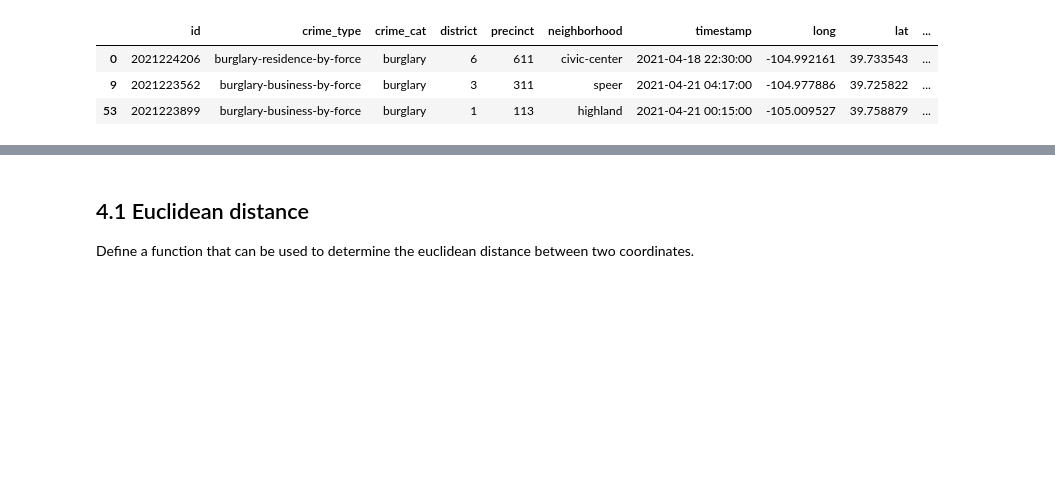
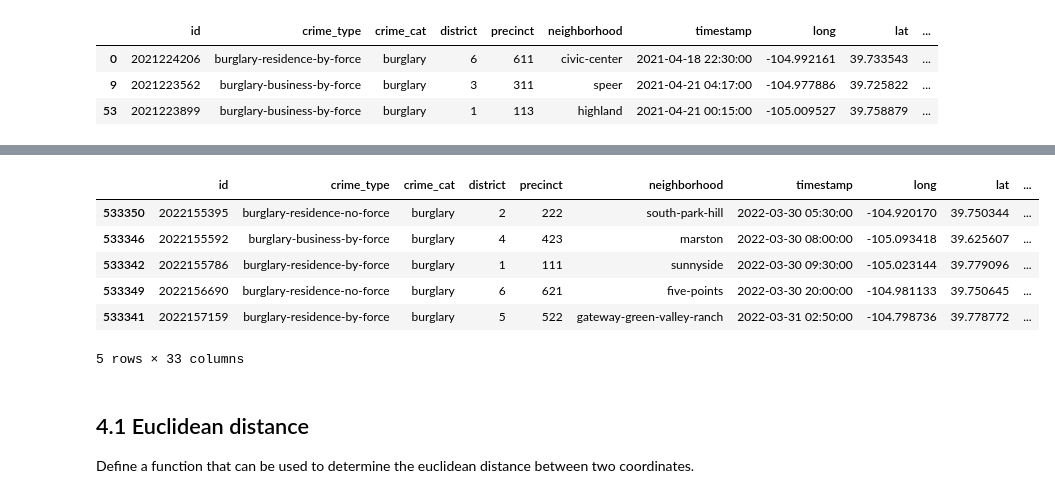
Before and after one commit to pxtn/zhaw-bsc-thesis-network-science, a Jupyter notebook: notebooks/1_data_prep.ipynb, the cells around one changed output, grey strips where cells are left out. Drawn from its saved outputs; the diff is of its cells as text; code cells hidden in the pictures; blank space fills up the shorter version.

```diff
--- a/notebooks/1_data_prep.ipynb
+++ b/notebooks/1_data_prep.ipynb
@@ -331,3 +344,13 @@ df = df.sort_values(by=['timestamp'])
+# %%
+df[df['timestamp'] ].tail(5)
+# %% [output]
+|  | id | crime_type | crime_cat | district | precinct | neighborhood | timestamp | long | lat | ... |
+| 533350 | 2022155395 | burglary-residence-no-force | burglary | 2 | 222 | south-park-hill | 2022-03-30 05:30:00 | -104.920170 | 39.750344 | ... |
+| 533346 | 2022155592 | burglary-business-by-force | burglary | 4 | 423 | marston | 2022-03-30 08:00:00 | -105.093418 | 39.625607 | ... |
+| 533342 | 2022155786 | burglary-residence-by-force | burglary | 1 | 111 | sunnyside | 2022-03-30 09:30:00 | -105.023144 | 39.779096 | ... |
+| 533349 | 2022156690 | burglary-residence-no-force | burglary | 6 | 621 | five-points | 2022-03-30 20:00:00 | -104.981133 | 39.750645 | ... |
+| 533341 | 2022157159 | burglary-residence-by-force | burglary | 5 | 522 | gateway-green-valley-ranch | 2022-03-31 02:50:00 | -104.798736 | 39.778772 | ... |
+5 rows × 33 columns
 # %% [markdown]
 ## 4.1 Euclidean distance
 Define a function that can be used to determine the euclidean distance between two coordinates.
```
Also changed, not shown: parts of 21 cells of this notebook, 23 other files.
